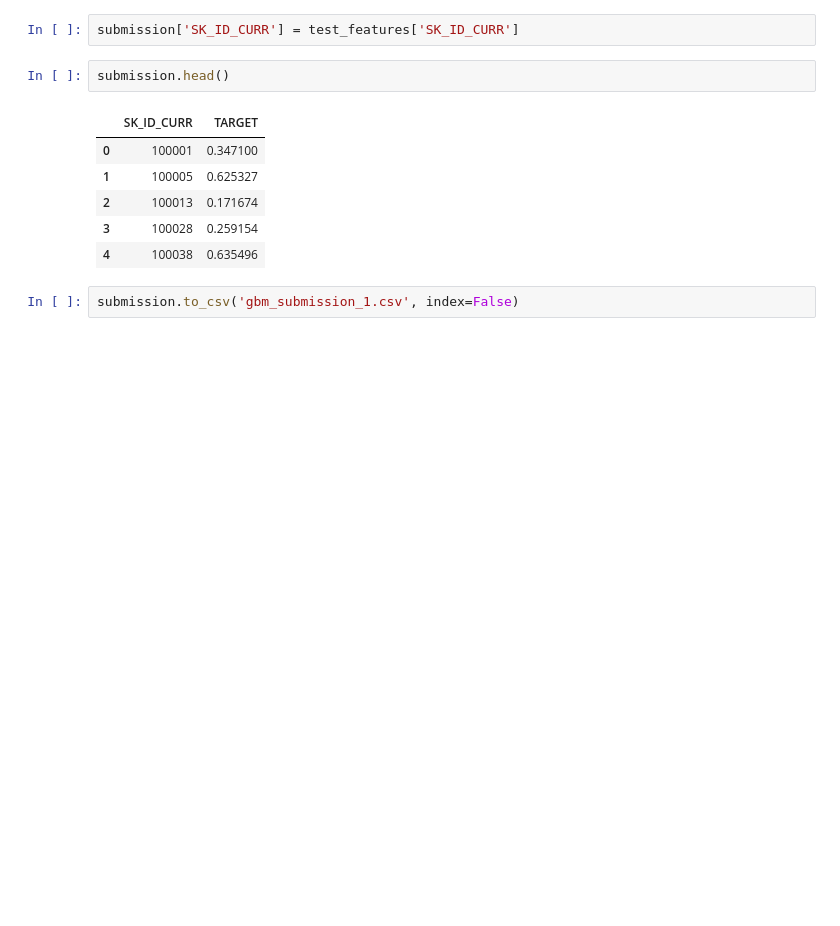
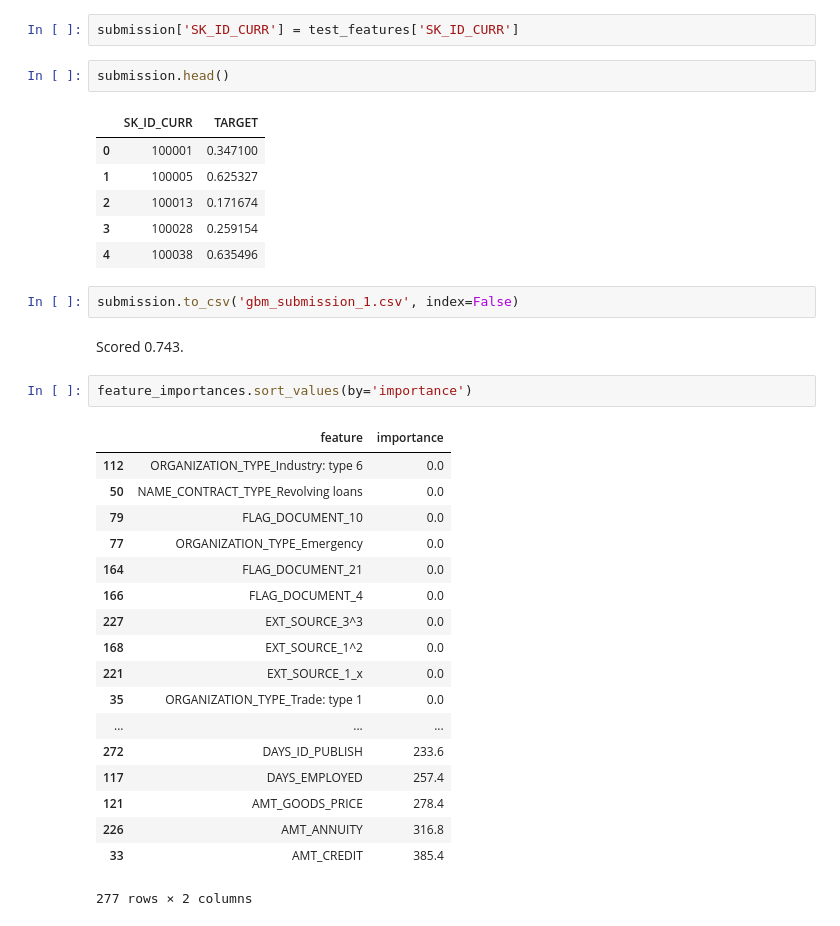
Before and after one commit to misbah-uddin/home_credit_default_risk, a Jupyter notebook: home_credit_default_risk_notebook_gbm.ipynb, the cells around one changed output. Cells and saved outputs as stored; diff of their text form; blank space fills up the shorter version.

```diff
--- a/home_credit_default_risk_notebook_gbm.ipynb
+++ b/home_credit_default_risk_notebook_gbm.ipynb
@@ -501,3 +501,26 @@ submission.head()
 | 4 | 100038 | 0.635496 |
 # %%
 submission.to_csv('gbm_submission_1.csv', index=False)
+# %% [markdown]
+Scored 0.743.
+# %%
+feature_importances.sort_values(by='importance')
+# %% [output]
+|  | feature | importance |
+| 112 | ORGANIZATION_TYPE_Industry: type 6 | 0.0 |
+| 50 | NAME_CONTRACT_TYPE_Revolving loans | 0.0 |
+| 79 | FLAG_DOCUMENT_10 | 0.0 |
+| 77 | ORGANIZATION_TYPE_Emergency | 0.0 |
+| 164 | FLAG_DOCUMENT_21 | 0.0 |
+| 166 | FLAG_DOCUMENT_4 | 0.0 |
+| 227 | EXT_SOURCE_3^3 | 0.0 |
+| 168 | EXT_SOURCE_1^2 | 0.0 |
+| 221 | EXT_SOURCE_1_x | 0.0 |
+| 35 | ORGANIZATION_TYPE_Trade: type 1 | 0.0 |
+| ... | ... | ... |
+| 272 | DAYS_ID_PUBLISH | 233.6 |
+| 117 | DAYS_EMPLOYED | 257.4 |
+| 121 | AMT_GOODS_PRICE | 278.4 |
+| 226 | AMT_ANNUITY | 316.8 |
+| 33 | AMT_CREDIT | 385.4 |
+277 rows × 2 columns
```
Also changed, not shown: 2 other files.
